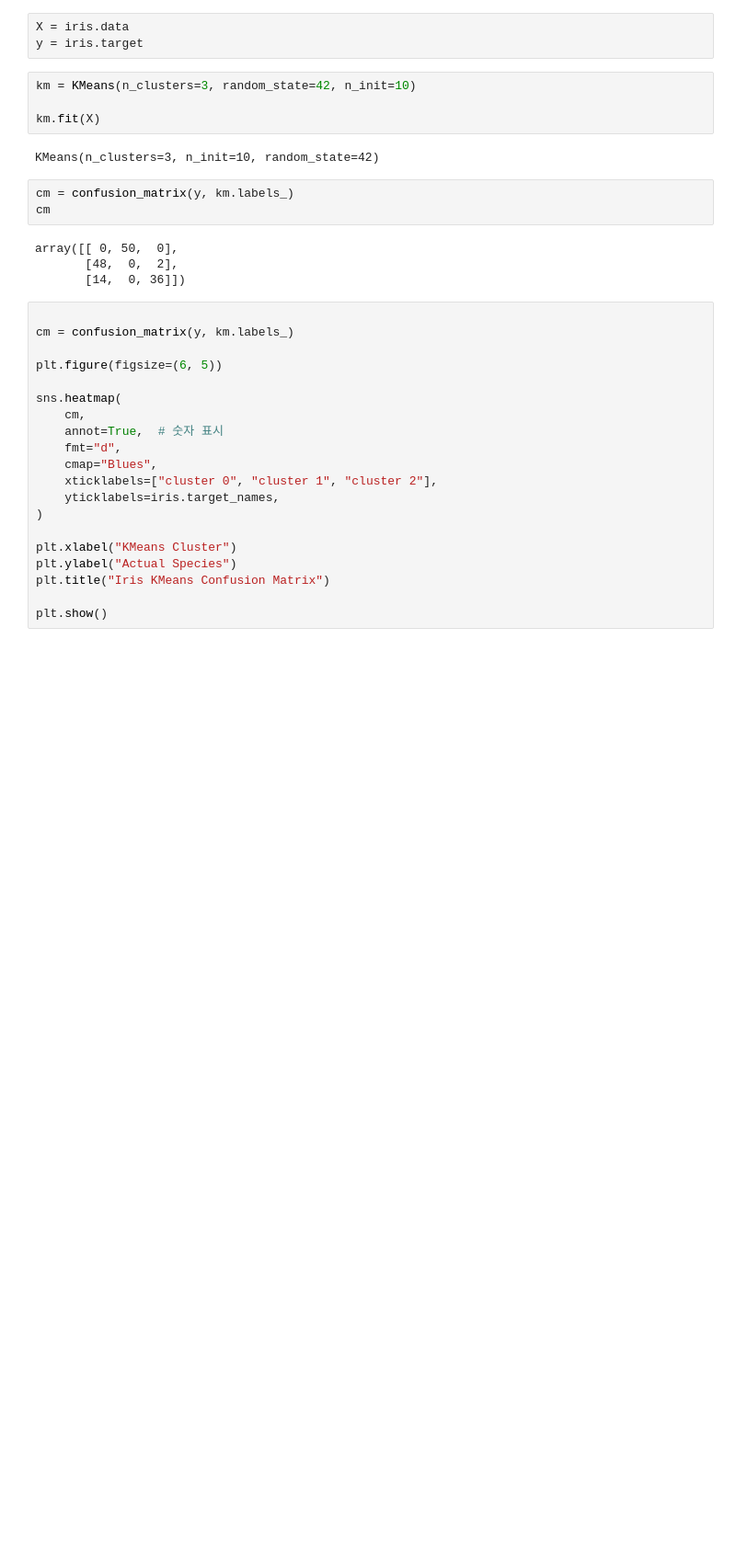
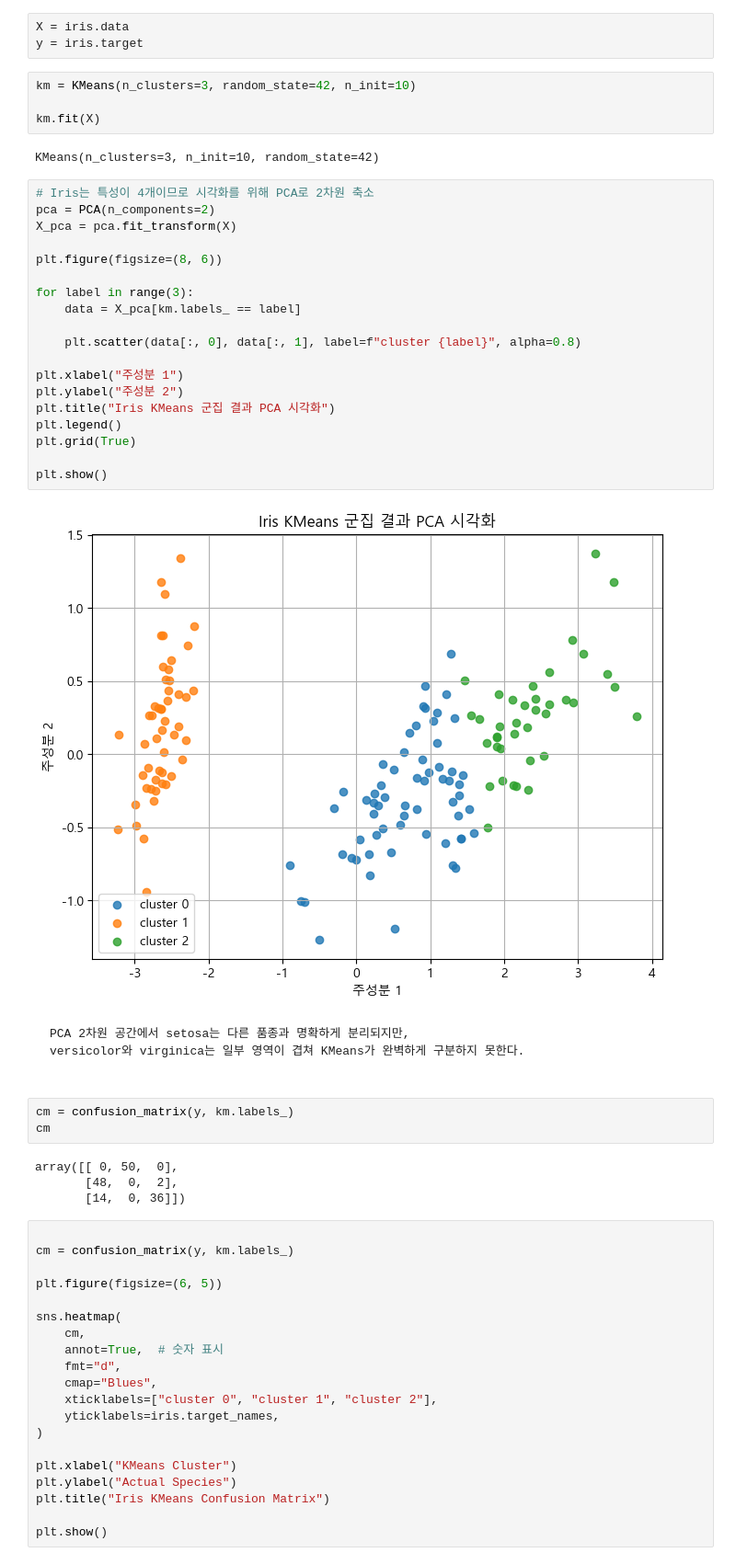
Before and after one commit to narxkim/python-assignment, a Jupyter notebook: 260601_mission/iris_wine_clustering.ipynb, the cells around one changed output. Shown at 92% size. Drawn from its saved outputs; the diff is of its cells as text; blank space fills up the shorter version.

Commit message:
feat : K-Means clustering, PCA, and anomaly detection

````diff
--- a/260601_mission/iris_wine_clustering.ipynb
+++ b/260601_mission/iris_wine_clustering.ipynb
@@ -49,6 +50,31 @@ km = KMeans(n_clusters=3, random_state=42, n_init=10)
 km.fit(X)
 # %% [output]
 KMeans(n_clusters=3, n_init=10, random_state=42)
+# %%
+# Iris는 특성이 4개이므로 시각화를 위해 PCA로 2차원 축소
+pca = PCA(n_components=2)
+X_pca = pca.fit_transform(X)
+
+plt.figure(figsize=(8, 6))
+
+for label in range(3):
+    data = X_pca[km.labels_ == label]
+
+    plt.scatter(data[:, 0], data[:, 1], label=f"cluster {label}", alpha=0.8)
+
+plt.xlabel("주성분 1")
+plt.ylabel("주성분 2")
+plt.title("Iris KMeans 군집 결과 PCA 시각화")
+plt.legend()
+plt.grid(True)
+
+plt.show()
+# %% [output]
+[figure, added]
+# %% [markdown]
+```text
+PCA 2차원 공간에서 setosa는 다른 품종과 명확하게 분리되지만,
+versicolor와 virginica는 일부 영역이 겹쳐 KMeans가 완벽하게 구분하지 못한다.
 # %%
 cm = confusion_matrix(y, km.labels_)
 cm
````
Also changed, not shown: parts of 1 cell of this notebook.
